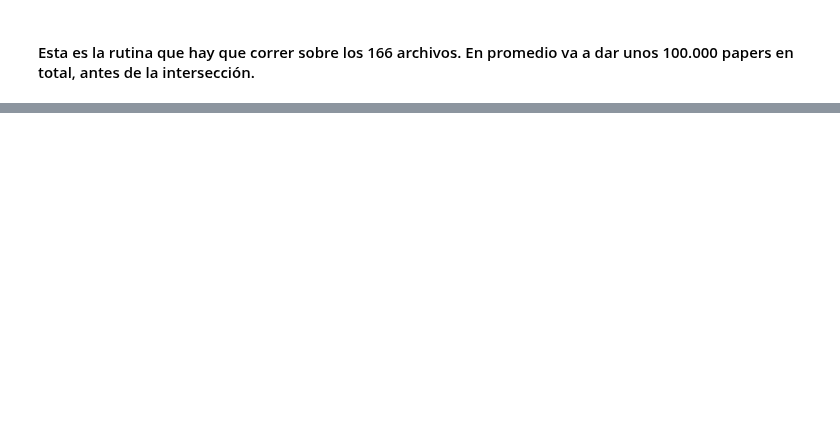
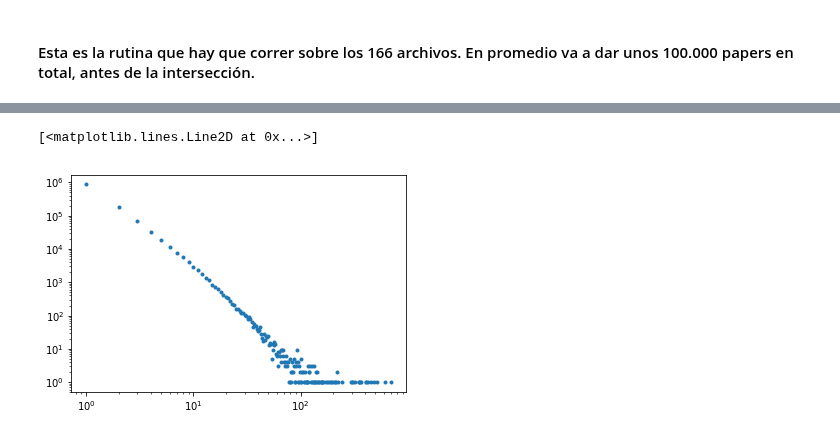
Before and after one commit to fedesevle/Redes_FLEM, a Jupyter notebook: Practica_especial/Filtrar_Nature.ipynb, the cells around one changed output, grey strips where cells are left out. Drawn from its saved outputs; the diff is of its cells as text; code cells hidden in the pictures; blank space fills up the shorter version.

```diff
--- a/Practica_especial/Filtrar_Nature.ipynb
+++ b/Practica_especial/Filtrar_Nature.ipynb
@@ -111,0 +267,10 @@ for i in range(160,167):
+# %%
+GG=G.to_undirected()
+Componente_INT=sorted(nx.connected_components(GG), key=len, reverse=True)
+Componentes=[]
+
+for i in Componente_INT:
+    Componentes.append(GG.subgraph(i))
+largo=[]
+for i in Componentes:
+    largo.append(len(i))
@@ -111,0 +327,5 @@ for i in range(160,167):
+# %%
+ides_out=[]
+ides_in={}
+#for i in range(160,167):
+ides_in,ides_out=agregar_contar(ides_in,ides_out,str(i),papers_conjuntos)
@@ -111,0 +352,7 @@ for i in range(160,167):
+# %%
+a=frequency(list(ides_in.values()))
+# %%
+plt.loglog( list(a.keys()),list(a.values()),'.')
+# %% [output]
+[<matplotlib.lines.Line2D at 0x...>]
+[figure, added]
```
Also changed, not shown: parts of 37 cells of this notebook, 1 other file.
